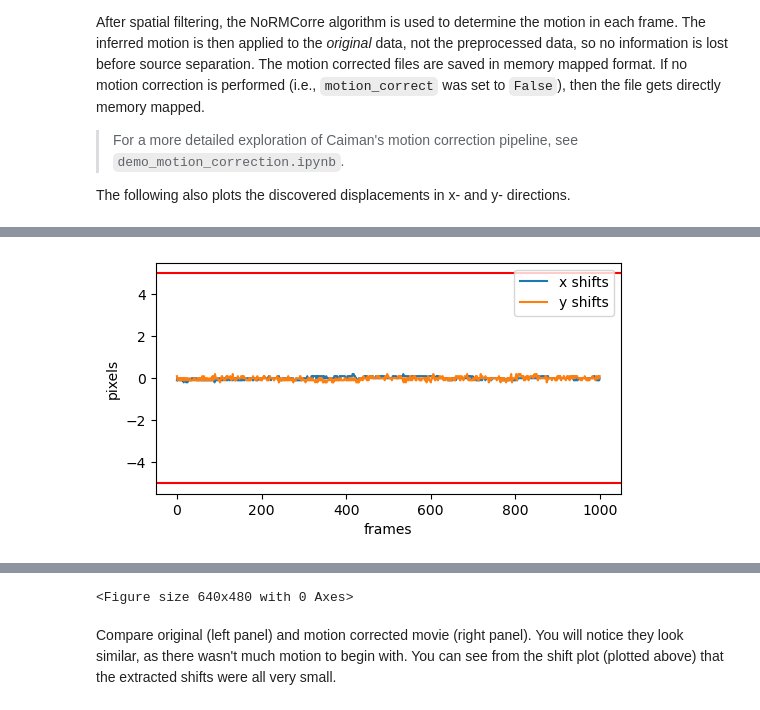
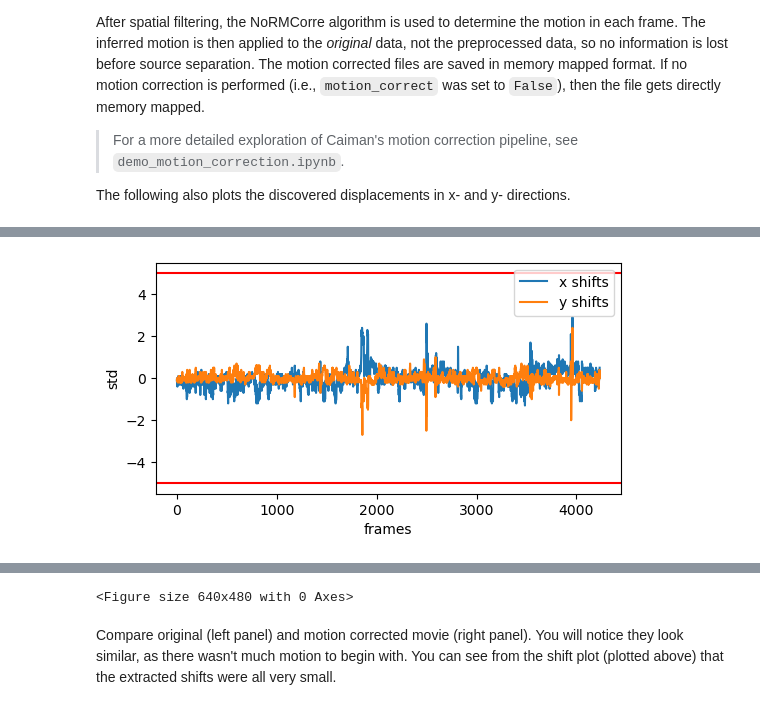
Before and after one commit to JohnStout/decode_lab_code, a Jupyter notebook: notebooks/projects/CNMFE.ipynb, the cells around one changed output, grey strips where cells are left out. Drawn from its saved outputs; the diff is of its cells as text; code cells hidden in the pictures.

```diff
--- a/notebooks/projects/CNMFE.ipynb
+++ b/notebooks/projects/CNMFE.ipynb
@@ -86,8 +84,24 @@ The `download_demo` function will download the file and return the filepath, whi
 #movie_path = r'/Users/js0403/miniscope/data/134A/AAV2/3-Syn-GCaMP8f/2024_01_23/14_04_52/miniscopeDeviceName/full_movie_mod_downx2.tif'
 #fr = 30
 
-movie_path = r'/Users/js0403/caiman_data/example_movies/data_endoscope.tif'
-fr = 10
+# HPC neurons
+movie_path = r'/Users/js0403/miniscope/HPC-Neurons/134A/AAV2/3-Syn-GCaMP8f/2024_02_06/12_35_54/miniscopeDeviceName/full_movie_mod.tif'
+
+# PFC Neurons - not a great one
+#movie_path = r'/Users/js0403/miniscope/PFC-Neurons/122B/AAV2/3-Syn-GCaMP8f/2024_02_06/12_08_58/miniscopeDeviceName/full_movie_mod.tif'
+
+# ASTROCYTE GRIN - not as good, but some components
+#movie_path = r'/Users/js0403/miniscope/PFC-Astrocytes/122A/AAV2/3-gfaABC1D-GCaMP8f/2024_02_06/11_59_46/miniscopeDeviceName/full_movie_mod.tif'
+
+# PFC NEURONS - GREAT ONE
+#movie_path = r'/Users/js0403/miniscope/PFC-Neurons/122D/AAV2/3-Syn-GCaMP8f/2024_02_06/12_21_26/miniscopeDeviceName/full_movie_mod.tif'
+
+# automatically retrieve the sampling rate
+root_dir = os.path.split(movie_path)[0]
+contents_dir = os.listdir(root_dir)
+metadata_dir = os.path.join(root_dir,[i for i in contents_dir if '.json' in i][0])
+metadata = json.load(open(metadata_dir))
+fr = metadata['frameRate']
 
 # use this to save data later
 if '.avi' in movie_path:
@@ -243,7 +261,7 @@ Closing fig...
 # Define strides and overlap
 # %%
 # params
-rf = 40 # was 60
+rf = 125 # was 60, was 150 for cnmfe on 122D
 
 # define stride (cnmfe refers to overlap, but mot correction refers to starting new patch every n pixels
 stride = int(rf/2)
@@ -284,4 +302,7 @@ Patch width: 81 , Stride: 60, Overlap: 21
 # %%
+# CHANGE ME IF MOT CORRECTION ISNT WORKING
+gSig_filt = (10,10)      # sigma for high pass spatial filter applied before motion correction, used in 1p data, 10,10 for 122D
+
 # dataset dependent parameters
 frate = fr                     # movie frame rate
 decay_time = 0.4                 # length of a typical transient in seconds
@@ -289,7 +310,6 @@ decay_time = 0.4                 # length of a typical transient in seconds
 # motion correction parameters
 motion_correct = True    # flag for performing motion correction
 pw_rigid = False         # flag for performing piecewise-rigid motion correction (otherwise just rigid)
-gSig_filt = (gSig_val, gSig_val)       # sigma for high pass spatial filter applied before motion correction, used in 1p data
 max_shifts = (5, 5)      # maximum allowed rigid shift
 strides = (stride, stride)     # start a new patch for pw-rigid motion correction every x pixels
 overlaps = (int(stride/2), int(stride/2))  # overlap between patches (size of patch = strides + overlaps)
@@ -329,13 +349,23 @@ if motion_correct:
     if pw_rigid:
         bord_px = np.ceil(np.maximum(np.max(np.abs(mot_correct.x_shifts_els)),
                                      np.max(np.abs(mot_correct.y_shifts_els)))).astype(int)
+
+        plt.plot(mot_correct.shifts_rig)  # % plot rigid shifts
+        plt.legend(['x shifts', 'y shifts'])
+        plt.xlabel('frames')
+        plt.ylabel('std')
+        plt.gcf().set_size_inches(6,3)
+        plt.axhline(y = max_shifts[0], color = 'r', linestyle = '-')
+        plt.axhline(y = -1*max_shifts[0], color = 'r', linestyle = '-')
+        plt.show()
+        plt.savefig(save_name+'_XYshifts_motion_correction.eps',format='eps')
     else:
         bord_px = np.ceil(np.max(np.abs(mot_correct.shifts_rig))).astype(int)
         # Plot shifts
         plt.plot(mot_correct.shifts_rig)  # % plot rigid shifts
         plt.legend(['x shifts', 'y shifts'])
         plt.xlabel('frames')
-        plt.ylabel('pixels')
+        plt.ylabel('std')
         plt.gcf().set_size_inches(6,3)
         plt.axhline(y = max_shifts[0], color = 'r', linestyle = '-')
         plt.axhline(y = -1*max_shifts[0], color = 'r', linestyle = '-')
@@ -358 +388 @@ else:  # if no motion correction just memory map the file
-[figure, old version]
+[figure, new version]
```
Also changed, not shown: parts of 13 cells of this notebook, 3 other files.
